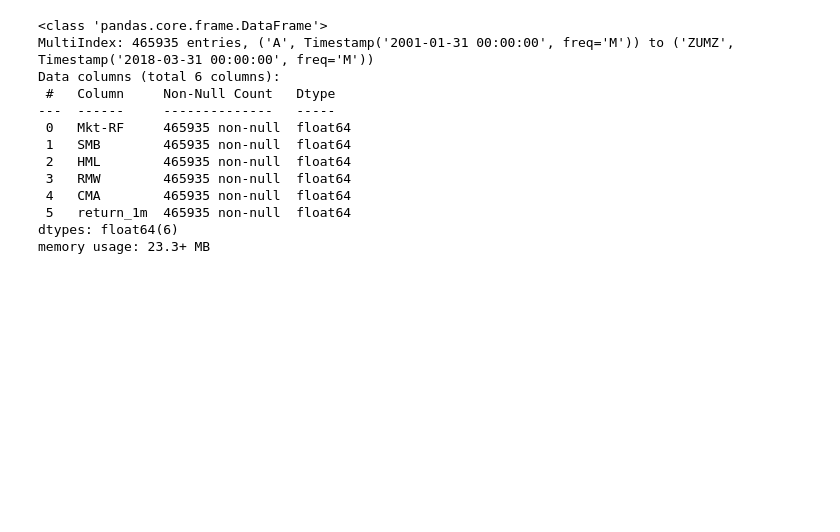
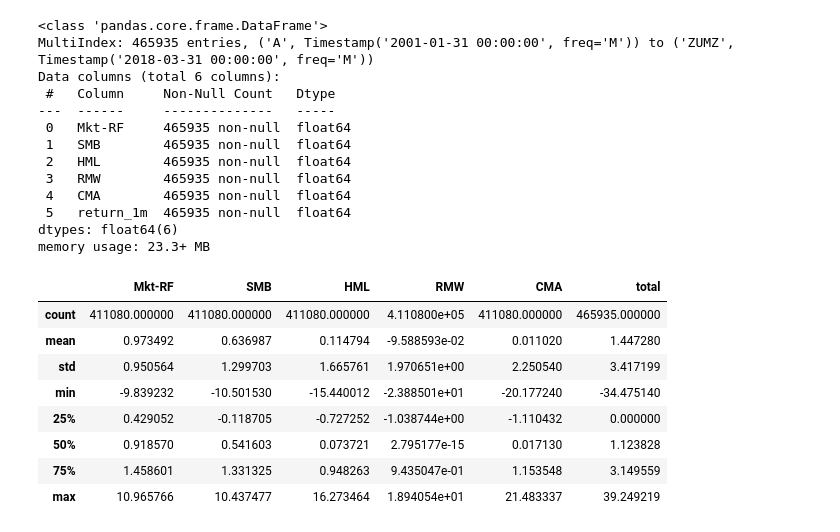
Before and after one commit to electribe15/DerivativeAnalytics, a Jupyter notebook: DataFeedAlphaFactors.ipynb, the cells around one changed output. Saved outputs shown, nothing was run; the diff lists cells and outputs as text; code cells hidden in the pictures; blank space fills up the shorter version.

```diff
--- a/DataFeedAlphaFactors.ipynb
+++ b/DataFeedAlphaFactors.ipynb
@@ -216,0 +227,12 @@ memory usage: 23.3+ MB
+# %%
+betas.describe().join(betas.sum(1).describe().to_frame('total'))
+# %% [output]
+|  | Mkt-RF | SMB | HML | RMW | CMA | total |
+| count | 411080.000000 | 411080.000000 | 411080.000000 | 4.110800e+05 | 411080.000000 | 465935.000000 |
+| mean | 0.973492 | 0.636987 | 0.114794 | -9.588593e-02 | 0.011020 | 1.447280 |
+| std | 0.950564 | 1.299703 | 1.665761 | 1.970651e+00 | 2.250540 | 3.417199 |
+| min | -9.839232 | -10.501530 | -15.440012 | -2.388501e+01 | -20.177240 | -34.475140 |
+| 25% | 0.429052 | -0.118705 | -0.727252 | -1.038744e+00 | -1.110432 | 0.000000 |
+| 50% | 0.918570 | 0.541603 | 0.073721 | 2.795177e-15 | 0.017130 | 1.123828 |
+| 75% | 1.458601 | 1.331325 | 0.948263 | 9.435047e-01 | 1.153548 | 3.149559 |
+| max | 10.965766 | 10.437477 | 16.273464 | 1.894054e+01 | 21.483337 | 39.249219 |
```
Also changed, not shown: parts of 12 cells of this notebook.
